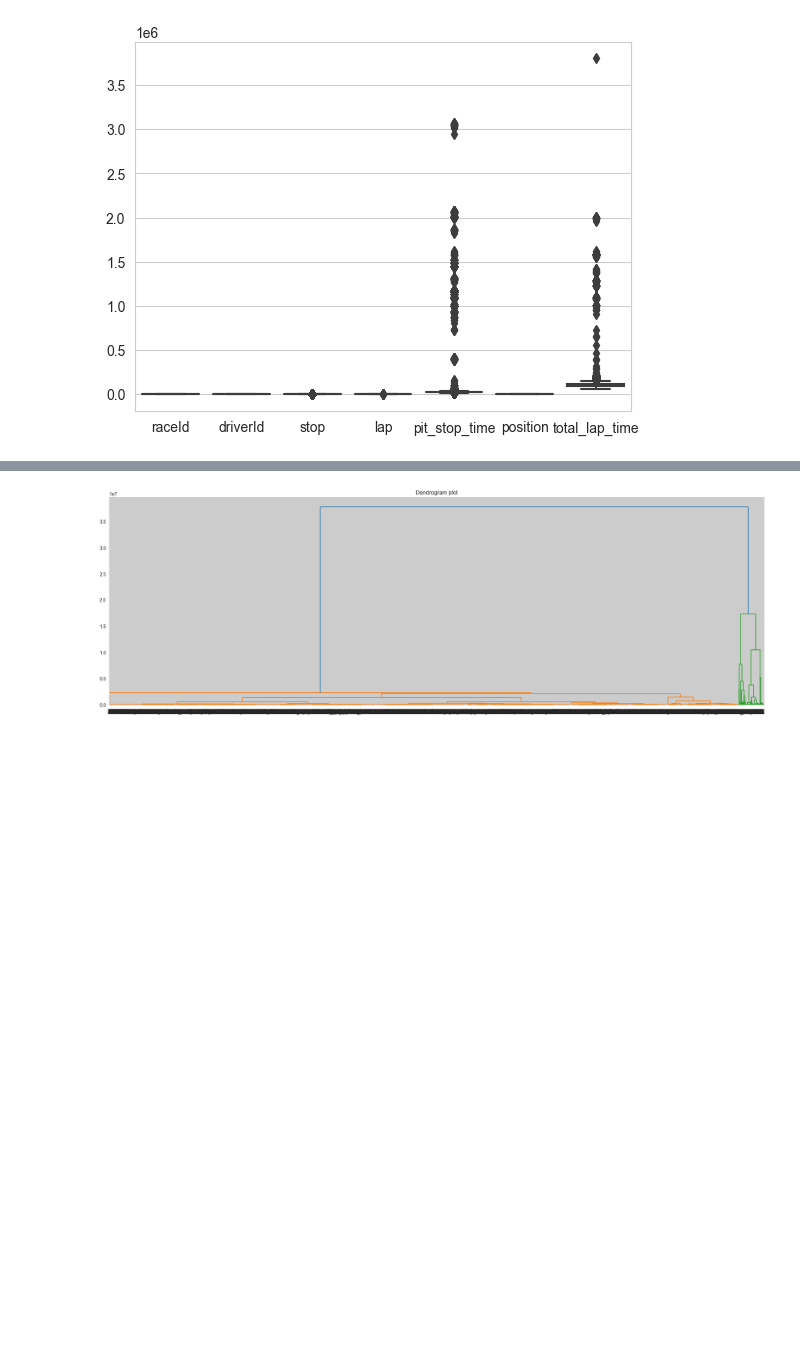
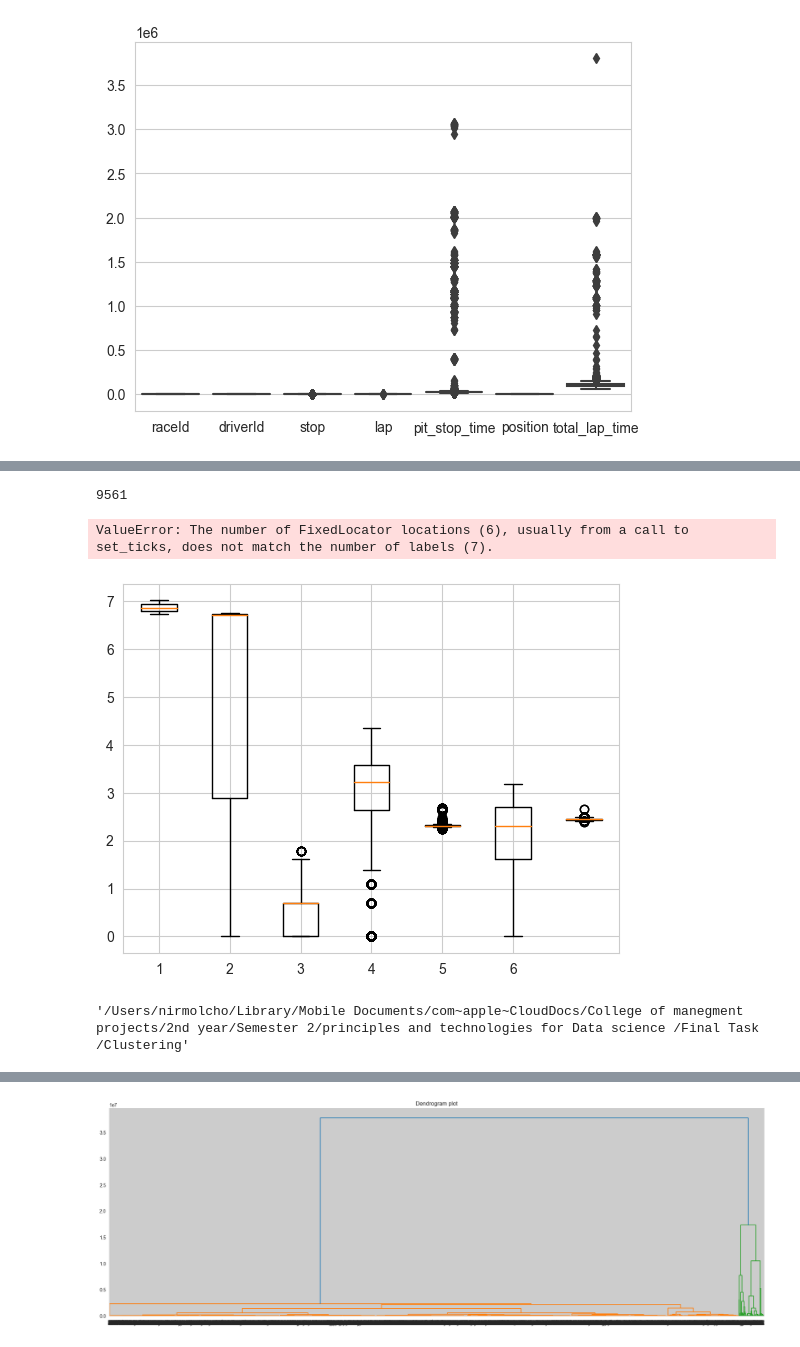
Before and after one commit to nirmolcho/Clustering_and_TS_DS_Alg, a Jupyter notebook: Clustering/Clustering.ipynb, the cells around one changed output, grey strips where cells are left out. Drawn from its saved outputs; the diff is of its cells as text; code cells hidden in the pictures; blank space fills up the shorter version.

```diff
--- a/Clustering/Clustering.ipynb
+++ b/Clustering/Clustering.ipynb
@@ -114,0 +160,3 @@ final.drop(['raceId','driverId'], axis=1, inplace=True)
+# %%
+all_outliers2,indices = np.unique(all_outliers,return_inverse=True)
+print(all_outliers2, '\n' ,len(all_outliers2))
@@ -114,0 +171,3 @@ final.drop(['raceId','driverId'], axis=1, inplace=True)
+# %%
+counts = np.bincount(indices)
+counts
@@ -114,0 +176,2 @@ final.drop(['raceId','driverId'], axis=1, inplace=True)
+# %%
+outliers = all_outliers2[counts>1]
@@ -114,0 +198,17 @@ final.drop(['raceId','driverId'], axis=1, inplace=True)
+# %%
+good_data = log_data.drop(outliers)
+# %%
+len(good_data)
+# %% [output]
+9561
+# %%
+plt.boxplot(good_data)
+plt.xticks(range(1,7),good_data.columns,rotation=15)
+plt.show()
+# %% [output]
+ValueError: The number of FixedLocator locations (6), usually from a call to set_ticks, does not match the number of labels (7).
+[figure, added]
+# %%
+pwd
+# %% [output]
+'/Users/nirmolcho/Library/Mobile Documents/com~apple~CloudDocs/College of manegment projects/2nd year/Semester 2/principles and technologies for Data science /Final Task /Clustering'
```
Also changed, not shown: parts of 26 cells of this notebook.
